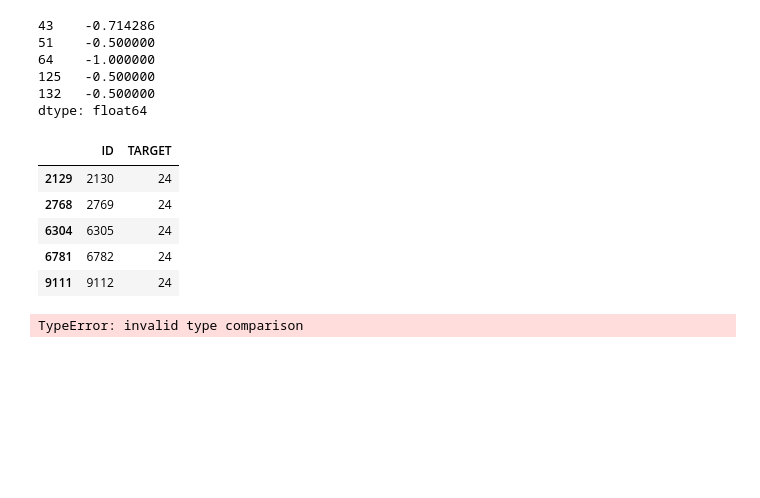
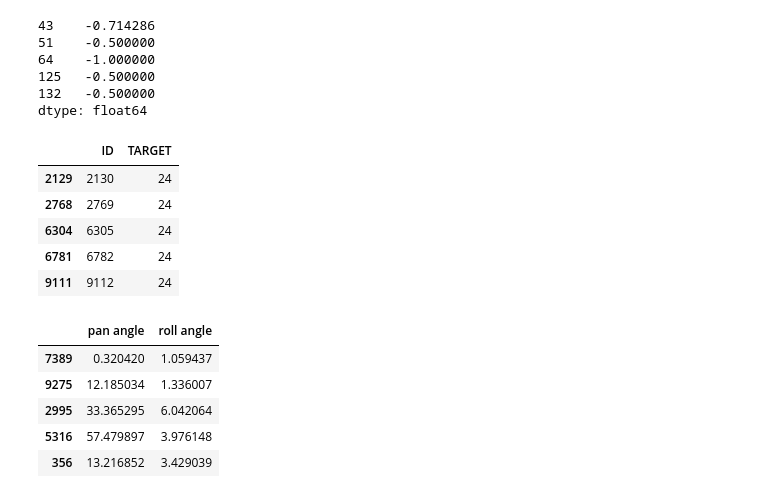
Before and after one commit to Sloubidou/portrait, a Jupyter notebook: exploring_work/features_position_impact.ipynb, the cells around one changed output. Cells and saved outputs as stored; diff of their text form; code cells hidden in the pictures; blank space fills up the shorter version.

```diff
--- a/exploring_work/features_position_impact.ipynb
+++ b/exploring_work/features_position_impact.ipynb
@@ -170,7 +150,17 @@ test2.head()
 | 6304 | 6305 | 24 |
 | 6781 | 6782 | 24 |
 | 9111 | 9112 | 24 |
-# %%
-pic_features[(pic_features['x0'] == 'None')]
-# %% [output]
-TypeError: invalid type comparison
+# %%
+from sklearn.cross_validation import train_test_split
+
+x_selection_angle = pic_features.ix[:,'pan angle':'roll angle']
+y_angle_impact = pic_features[["angle_impact_p", "angle_impact_n"]].sum(axis=1)
+X_train, X_test, y_train, y_test = train_test_split(x_selection_angle, y_angle_impact, train_size=0.8, random_state=0)
+X_train.head()
+# %% [output]
+|  | pan angle | roll angle |
+| 7389 | 0.320420 | 1.059437 |
+| 9275 | 12.185034 | 1.336007 |
+| 2995 | 33.365295 | 6.042064 |
+| 5316 | 57.479897 | 3.976148 |
+| 356 | 13.216852 | 3.429039 |
```
Also changed, not shown: parts of 10 cells of this notebook, 3 other files.
